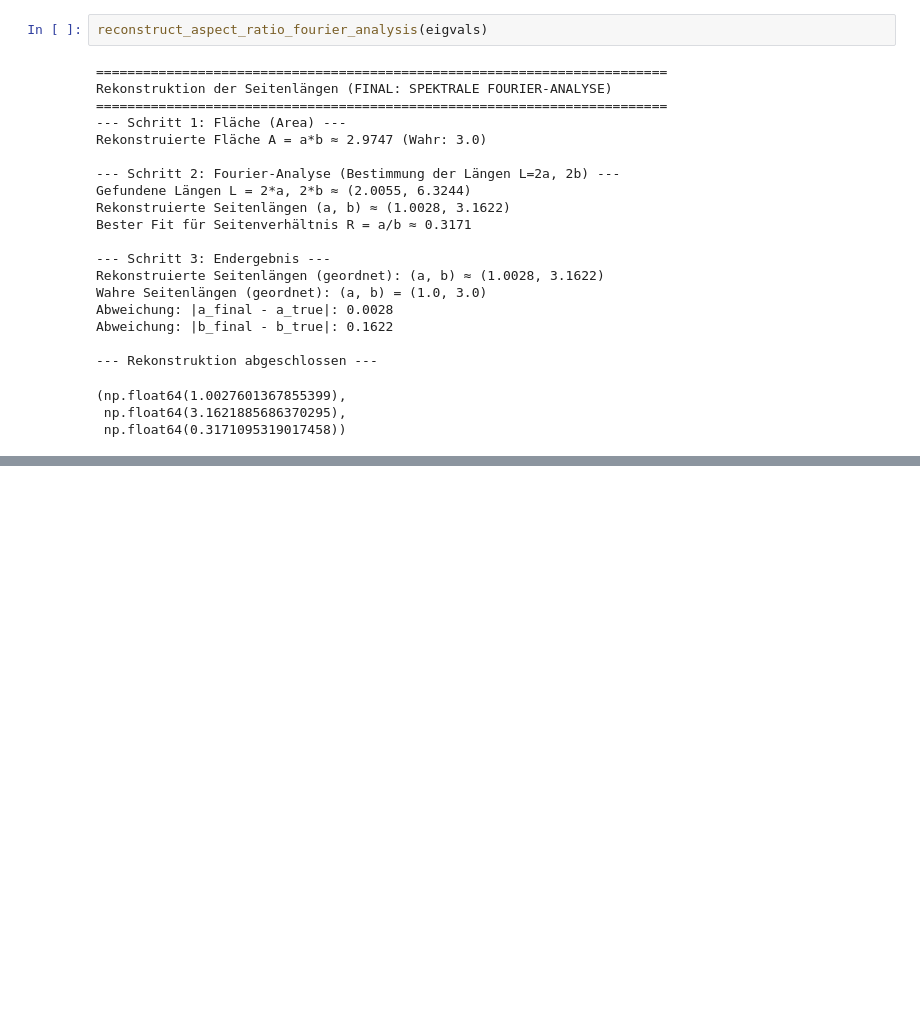
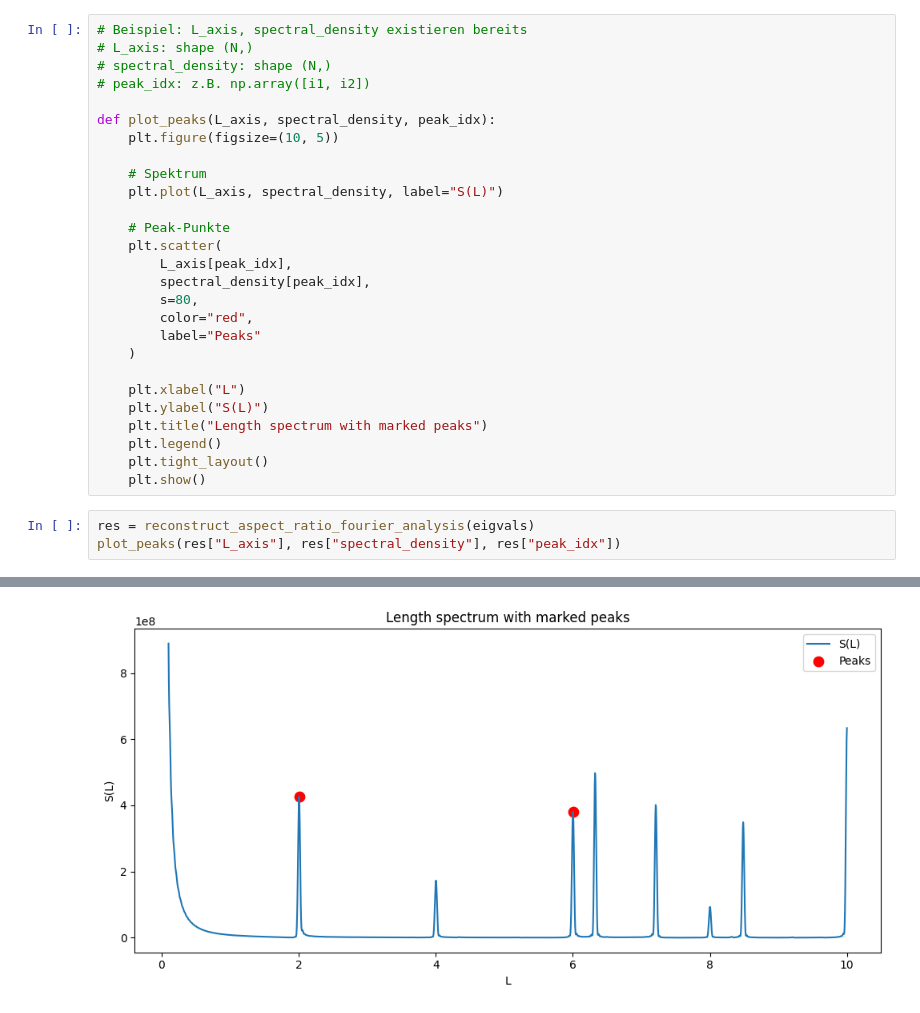
Before and after one commit to Sultanow/cone-operator-lab, a Jupyter notebook: python/notebooks/Hearing_Rectangle_Fourier.ipynb, the cells around one changed output, grey strips where cells are left out. Saved outputs shown, nothing was run; the diff lists cells and outputs as text; blank space fills up the shorter version.

```diff
--- a/python/notebooks/Hearing_Rectangle_Fourier.ipynb
+++ b/python/notebooks/Hearing_Rectangle_Fourier.ipynb
@@ -162,24 +221,31 @@ def reconstruct_aspect_ratio_fourier_analysis(eigvals, N_total_fit=9500):
-# %%
-reconstruct_aspect_ratio_fourier_analysis(eigvals)
-# %% [output]
-=========================================================================
-Rekonstruktion der Seitenlängen (FINAL: SPEKTRALE FOURIER-ANALYSE)
-=========================================================================
---- Schritt 1: Fläche (Area) ---
-Rekonstruierte Fläche A = a*b ≈ 2.9747 (Wahr: 3.0)
-
---- Schritt 2: Fourier-Analyse (Bestimmung der Längen L=2a, 2b) ---
-Gefundene Längen L = 2*a, 2*b ≈ (2.0055, 6.3244)
-Rekonstruierte Seitenlängen (a, b) ≈ (1.0028, 3.1622)
-Bester Fit für Seitenverhältnis R = a/b ≈ 0.3171
-
---- Schritt 3: Endergebnis ---
-Rekonstruierte Seitenlängen (geordnet): (a, b) ≈ (1.0028, 3.1622)
-Wahre Seitenlängen (geordnet): (a, b) = (1.0, 3.0)
-Abweichung: |a_final - a_true|: 0.0028
-Abweichung: |b_final - b_true|: 0.1622
-
---- Rekonstruktion abgeschlossen ---
-(np.float64(1.0027601367855399),
- np.float64(3.1621885686370295),
- np.float64(0.3171095319017458))
+# %%
+# Beispiel: L_axis, spectral_density existieren bereits
+# L_axis: shape (N,)
+# spectral_density: shape (N,)
+# peak_idx: z.B. np.array([i1, i2])
+
+def plot_peaks(L_axis, spectral_density, peak_idx):
+    plt.figure(figsize=(10, 5))
+
+    # Spektrum
+    plt.plot(L_axis, spectral_density, label="S(L)")
+
+    # Peak-Punkte
+    plt.scatter(
+        L_axis[peak_idx],
+        spectral_density[peak_idx],
+        s=80,
+        color="red",
+        label="Peaks"
+    )
+
+    plt.xlabel("L")
+    plt.ylabel("S(L)")
+    plt.title("Length spectrum with marked peaks")
+    plt.legend()
+    plt.tight_layout()
+    plt.show()
+# %%
+res = reconstruct_aspect_ratio_fourier_analysis(eigvals)
+plot_peaks(res["L_axis"], res["spectral_density"], res["peak_idx"])
+# %% [output]
@@ -185,0 +267 @@ Abweichung: |b_final - b_true|: 0.1622
+[figure, added]
```
Also changed, not shown: parts of 5 cells of this notebook, 1 other file.
